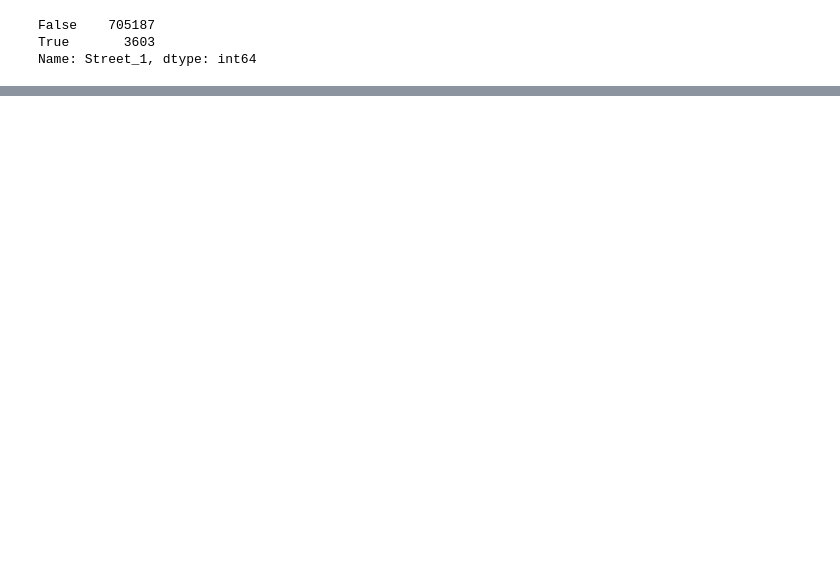
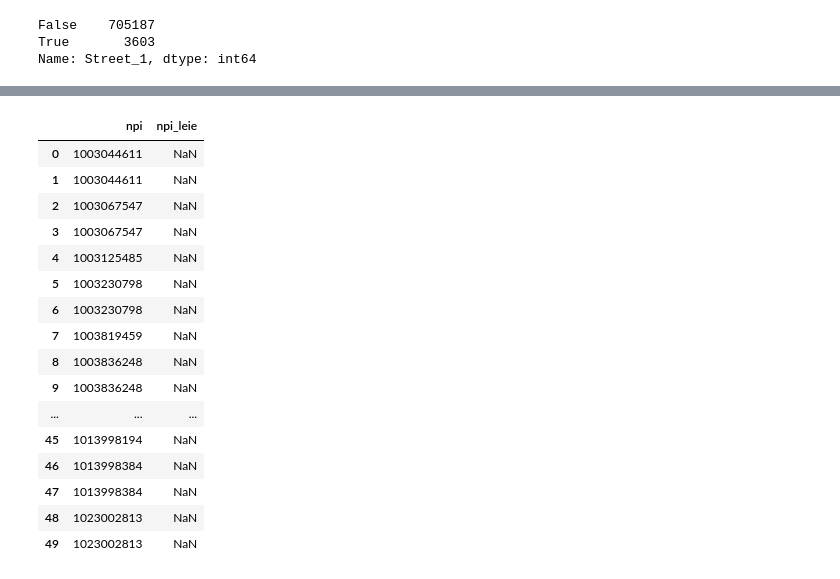
Before and after one commit to radsn/Medicare_anomaly_detection, a Jupyter notebook: capstone_hcpcs10.ipynb, the cells around one changed output, grey strips where cells are left out. Saved outputs shown, nothing was run; the diff lists cells and outputs as text; code cells hidden in the pictures; blank space fills up the shorter version.

```diff
--- a/capstone_hcpcs10.ipynb
+++ b/capstone_hcpcs10.ipynb
@@ -1423,0 +1852,20 @@ dfstreet.head(20)
+# %%
+new_leie_npi[['npi','npi_leie']].head(50)
+# %% [output]
+|  | npi | npi_leie |
+| 0 | 1003044611 | NaN |
+| 1 | 1003044611 | NaN |
+| 2 | 1003067547 | NaN |
+| 3 | 1003067547 | NaN |
+| 4 | 1003125485 | NaN |
+| 5 | 1003230798 | NaN |
+| 6 | 1003230798 | NaN |
+| 7 | 1003819459 | NaN |
+| 8 | 1003836248 | NaN |
+| 9 | 1003836248 | NaN |
+| ... | ... | ... |
+| 45 | 1013998194 | NaN |
+| 46 | 1013998384 | NaN |
+| 47 | 1013998384 | NaN |
+| 48 | 1023002813 | NaN |
+| 49 | 1023002813 | NaN |
```
Also changed, not shown: parts of 74 cells of this notebook.
